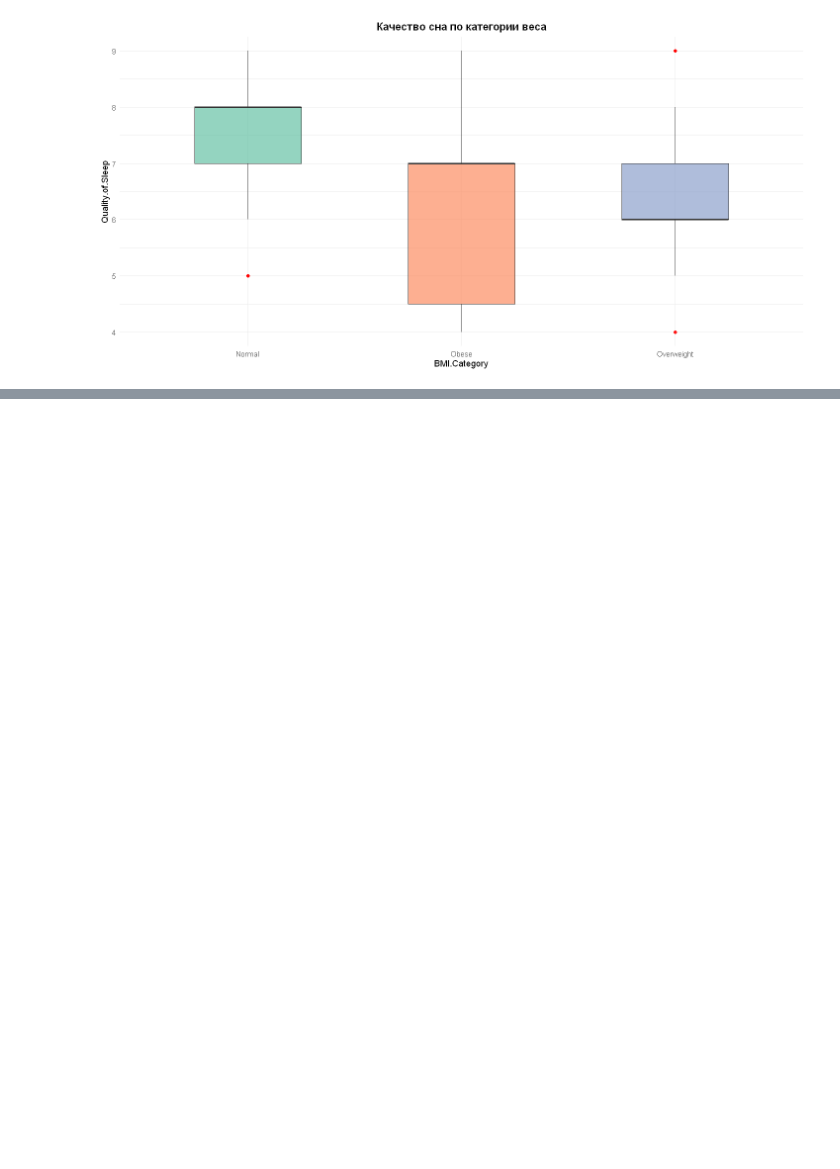
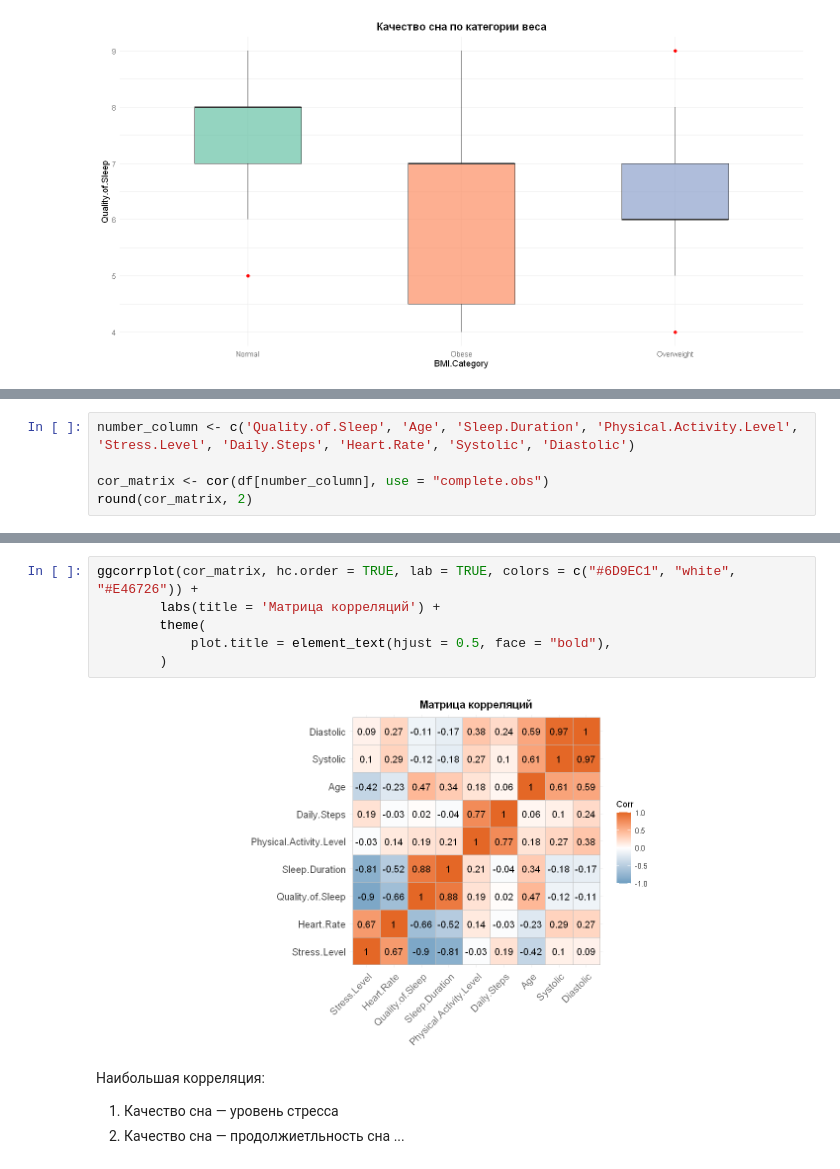
Before and after one commit to parababla/sleep_quality_analysis, a Jupyter notebook: sleep_quality_analysis.ipynb, the cells around one changed output, grey strips where cells are left out. Cells and saved outputs as stored; diff of their text form; blank space fills up the shorter version.

```diff
--- a/sleep_quality_analysis.ipynb
+++ b/sleep_quality_analysis.ipynb
@@ -287,0 +304,5 @@ ggsave("materials/boxplot/bmi_category_quality_of_sleep_boxplot.png", width = 12
+# %%
+number_column <- c('Quality.of.Sleep', 'Age', 'Sleep.Duration', 'Physical.Activity.Level', 'Stress.Level', 'Daily.Steps', 'Heart.Rate', 'Systolic', 'Diastolic')
+
+cor_matrix <- cor(df[number_column], use = "complete.obs")
+round(cor_matrix, 2)
@@ -287,0 +321,13 @@ ggsave("materials/boxplot/bmi_category_quality_of_sleep_boxplot.png", width = 12
+# %%
+ggcorrplot(cor_matrix, hc.order = TRUE, lab = TRUE, colors = c("#6D9EC1", "white", "#E46726")) +
+        labs(title = 'Матрица корреляций') +
+        theme(
+            plot.title = element_text(hjust = 0.5, face = "bold"),
+        )
+# %% [output]
+[figure, added]
+# %% [markdown]
+Наибольшая корреляция:
+1) Качество сна — уровень стресса
+2) Качество сна — продолжиетльность сна
+...
```
Also changed, not shown: parts of 7 cells of this notebook.
